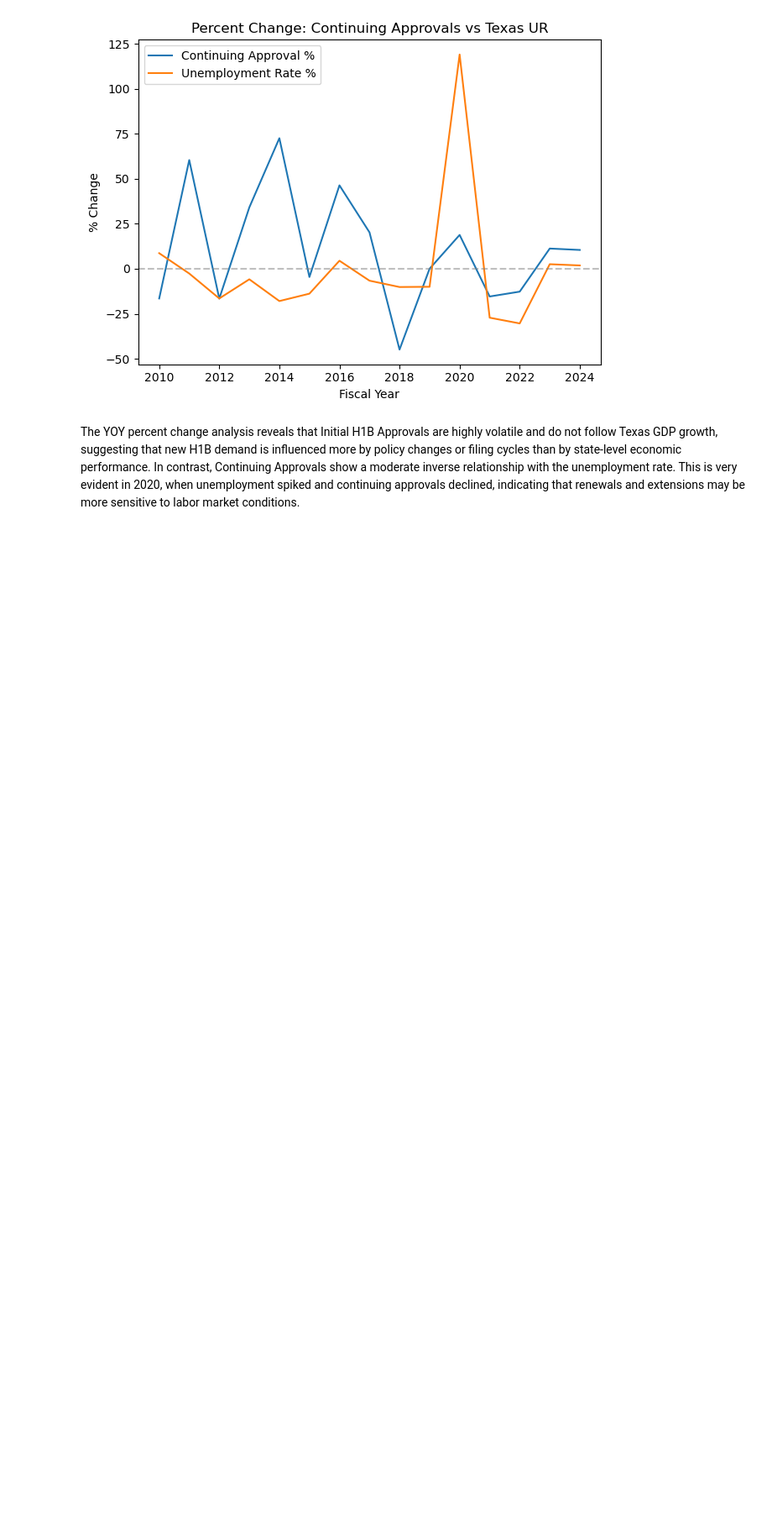
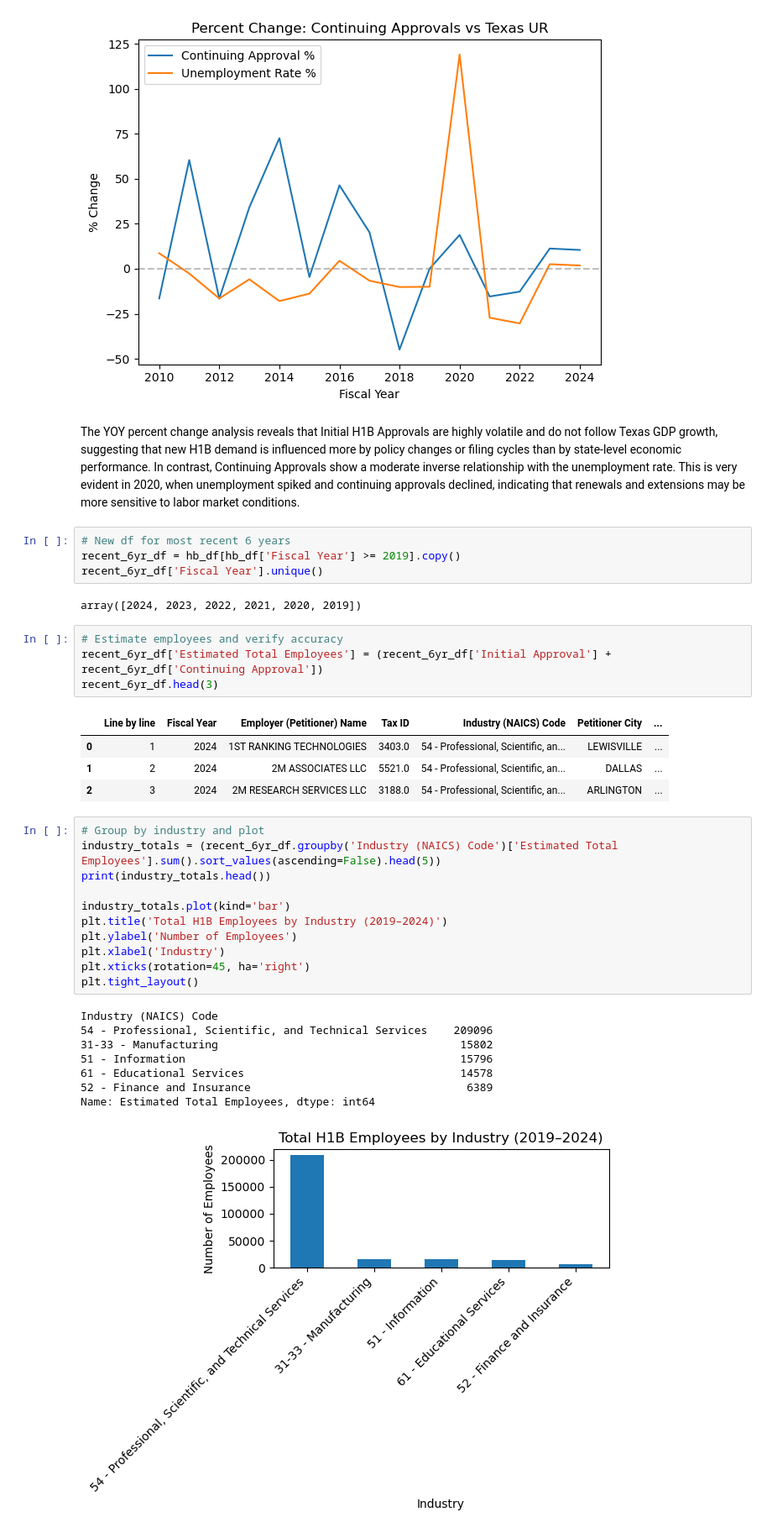
Before and after one commit to emilyneaville/DSCI-5240, a Jupyter notebook: H1-B Practice/H1-B_Practice.ipynb, the cells around one changed output. Shown: that part at 84% size. Drawn from its saved outputs; the diff is of its cells as text; blank space fills up the shorter version.

```diff
--- a/H1-B Practice/H1-B_Practice.ipynb
+++ b/H1-B Practice/H1-B_Practice.ipynb
@@ -257,3 +257,38 @@ plt.tight_layout()
 [figure]
 # %% [markdown]
 The YOY percent change analysis reveals that Initial H1B Approvals are highly volatile and do not follow Texas GDP growth, suggesting that new H1B demand is influenced more by policy changes or filing cycles than by state-level economic performance. In contrast, Continuing Approvals show a moderate inverse relationship with the unemployment rate. This is very evident in 2020, when unemployment spiked and continuing approvals declined, indicating that renewals and extensions may be more sensitive to labor market conditions.
+# %%
+# New df for most recent 6 years
+recent_6yr_df = hb_df[hb_df['Fiscal Year'] >= 2019].copy()
+recent_6yr_df['Fiscal Year'].unique()
+# %% [output]
+array([2024, 2023, 2022, 2021, 2020, 2019])
+# %%
+# Estimate employees and verify accuracy
+recent_6yr_df['Estimated Total Employees'] = (recent_6yr_df['Initial Approval'] + recent_6yr_df['Continuing Approval'])
+recent_6yr_df.head(3)
+# %% [output]
+|  | Line by line | Fiscal Year | Employer (Petitioner) Name | Tax ID | Industry (NAICS) Code | Petitioner City | ... |
+| 0 | 1 | 2024 | 1ST RANKING TECHNOLOGIES | 3403.0 | 54 - Professional, Scientific, an... | LEWISVILLE | ... |
+| 1 | 2 | 2024 | 2M ASSOCIATES LLC | 5521.0 | 54 - Professional, Scientific, an... | DALLAS | ... |
+| 2 | 3 | 2024 | 2M RESEARCH SERVICES LLC | 3188.0 | 54 - Professional, Scientific, an... | ARLINGTON | ... |
+# %%
+# Group by industry and plot
+industry_totals = (recent_6yr_df.groupby('Industry (NAICS) Code')['Estimated Total Employees'].sum().sort_values(ascending=False).head(5))
+print(industry_totals.head())
+
+industry_totals.plot(kind='bar')
+plt.title('Total H1B Employees by Industry (2019–2024)')
+plt.ylabel('Number of Employees')
+plt.xlabel('Industry')
+plt.xticks(rotation=45, ha='right')
+plt.tight_layout()
+# %% [output]
+Industry (NAICS) Code
+54 - Professional, Scientific, and Technical Services    209096
+31-33 - Manufacturing                                     15802
+51 - Information                                          15796
+61 - Educational Services                                 14578
+52 - Finance and Insurance                                 6389
+Name: Estimated Total Employees, dtype: int64
+[figure, added]
```
Also changed, not shown: parts of 5 cells of this notebook.
